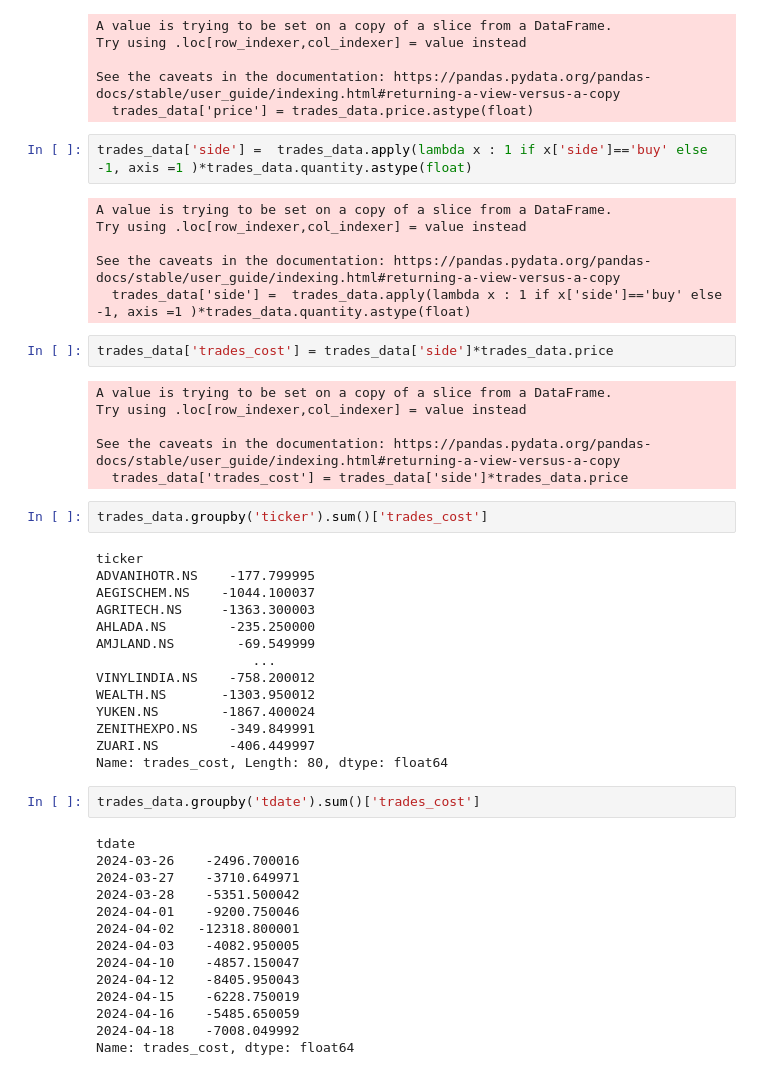
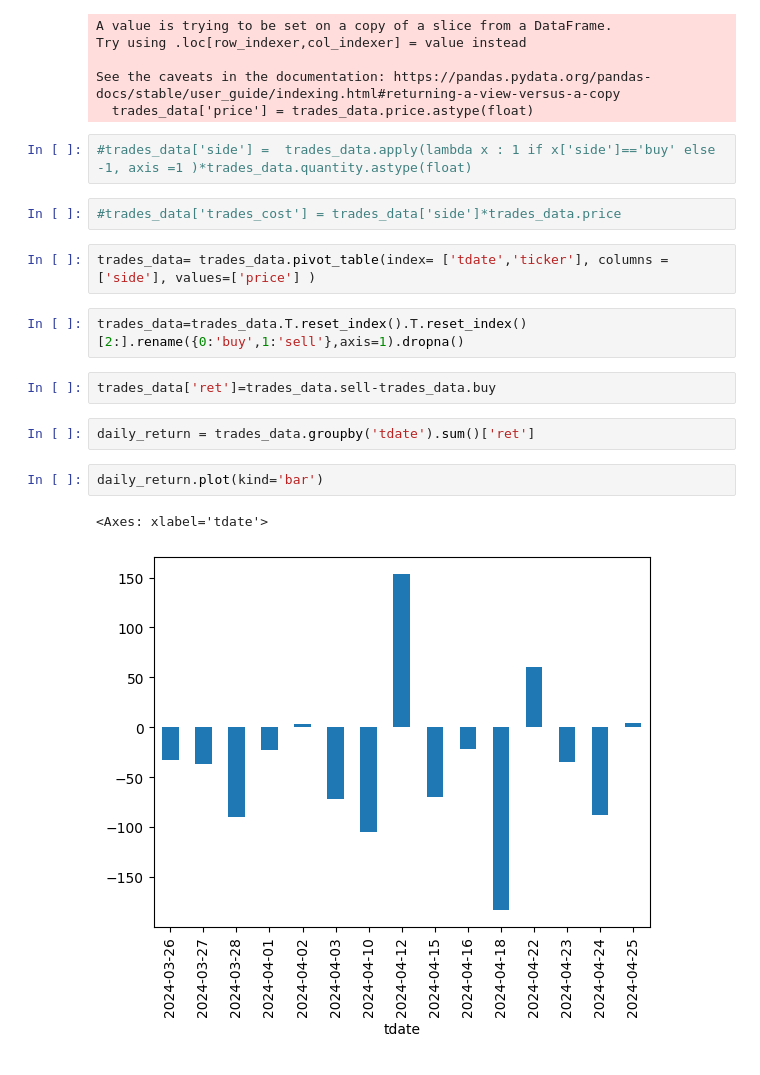
Before and after one commit to pankajti/wqu, a Jupyter notebook: capstone/analysis/trades_analysis.ipynb, the cells around one changed output. Saved outputs shown, nothing was run; the diff lists cells and outputs as text.

```diff
--- a/capstone/analysis/trades_analysis.ipynb
+++ b/capstone/analysis/trades_analysis.ipynb
@@ -86,50 +78,19 @@ Try using .loc[row_indexer,col_indexer] = value instead
 See the caveats in the documentation: https://pandas.pydata.org/pandas-docs/stable/user_guide/indexing.html#returning-a-view-versus-a-copy
   trades_data['price'] = trades_data.price.astype(float)
 # %%
-trades_data['side'] =  trades_data.apply(lambda x : 1 if x['side']=='buy' else -1, axis =1 )*trades_data.quantity.astype(float)
+#trades_data['side'] =  trades_data.apply(lambda x : 1 if x['side']=='buy' else -1, axis =1 )*trades_data.quantity.astype(float)
-# %% [output]
-A value is trying to be set on a copy of a slice from a DataFrame.
-Try using .loc[row_indexer,col_indexer] = value instead
-
-See the caveats in the documentation: https://pandas.pydata.org/pandas-docs/stable/user_guide/indexing.html#returning-a-view-versus-a-copy
-  trades_data['side'] =  trades_data.apply(lambda x : 1 if x['side']=='buy' else -1, axis =1 )*trades_data.quantity.astype(float)
 # %%
-trades_data['trades_cost'] = trades_data['side']*trades_data.price
+#trades_data['trades_cost'] = trades_data['side']*trades_data.price
-# %% [output]
-A value is trying to be set on a copy of a slice from a DataFrame.
-Try using .loc[row_indexer,col_indexer] = value instead
-
-See the caveats in the documentation: https://pandas.pydata.org/pandas-docs/stable/user_guide/indexing.html#returning-a-view-versus-a-copy
-  trades_data['trades_cost'] = trades_data['side']*trades_data.price
+# %%
+trades_data= trades_data.pivot_table(index= ['tdate','ticker'], columns =['side'], values=['price'] )
+# %%
+trades_data=trades_data.T.reset_index().T.reset_index()[2:].rename({0:'buy',1:'sell'},axis=1).dropna()
 # %%
-trades_data.groupby('ticker').sum()['trades_cost']
+trades_data['ret']=trades_data.sell-trades_data.buy
-# %% [output]
-ticker
-ADVANIHOTR.NS    -177.799995
-AEGISCHEM.NS    -1044.100037
-AGRITECH.NS     -1363.300003
-AHLADA.NS        -235.250000
-AMJLAND.NS        -69.549999
-                    ...
-VINYLINDIA.NS    -758.200012
-WEALTH.NS       -1303.950012
-YUKEN.NS        -1867.400024
-ZENITHEXPO.NS    -349.849991
-ZUARI.NS         -406.449997
-Name: trades_cost, Length: 80, dtype: float64
+# %%
+daily_return = trades_data.groupby('tdate').sum()['ret']
 # %%
-trades_data.groupby('tdate').sum()['trades_cost']
+daily_return.plot(kind='bar')
 # %% [output]
-tdate
-2024-03-26    -2496.700016
-2024-03-27    -3710.649971
-2024-03-28    -5351.500042
-2024-04-01    -9200.750046
-2024-04-02   -12318.800001
-2024-04-03    -4082.950005
-2024-04-10    -4857.150047
-2024-04-12    -8405.950043
-2024-04-15    -6228.750019
-2024-04-16    -5485.650059
-2024-04-18    -7008.049992
-Name: trades_cost, dtype: float64
+<Axes: xlabel='tdate'>
+[figure, added]
```
Also changed, not shown: parts of 14 cells of this notebook, 2 other files.
